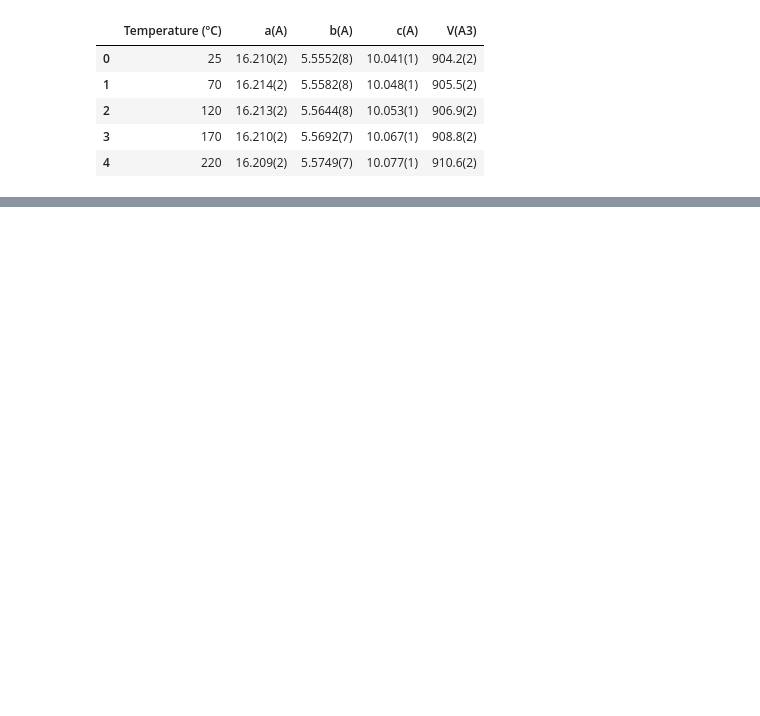
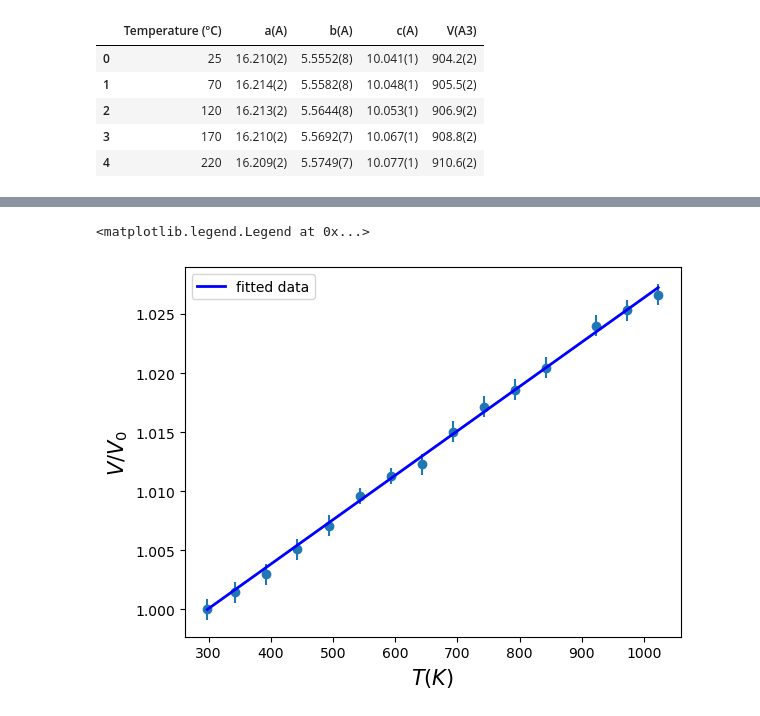
Before and after one commit to bertopadron/bertopadron.github.io, a Jupyter notebook: learning/expansion_coeff/fitting_thermal_expansion.ipynb, the cells around one changed output, grey strips where cells are left out. Drawn from its saved outputs; the diff is of its cells as text; code cells hidden in the pictures; blank space fills up the shorter version.

```diff
--- a/learning/expansion_coeff/fitting_thermal_expansion.ipynb
+++ b/learning/expansion_coeff/fitting_thermal_expansion.ipynb
@@ -43,0 +92,12 @@ zoisite.plot.scatter('Temperature (ºC)', 'V(A3)', yerr = 'V(A3)_std')
+# %%
+fig, ax = plt.subplots()
+ax.scatter(xdata, ydata)
+ax.errorbar(xdata, ydata, yerr = stdv, ls='None')
+ax.plot(xdata, f2(xdata, beta_opt), 'b', lw=2, label='fitted data')
+#ax.set_xlim(0, 5)
+ax.set_xlabel(r"$T(K)$", fontsize=15)
+ax.set_ylabel(r"$V/V_0$", fontsize=15)
+ax.legend()
+# %% [output]
+<matplotlib.legend.Legend at 0x...>
+[figure, added]
```
Also changed, not shown: parts of 17 cells of this notebook, 2 other files.
